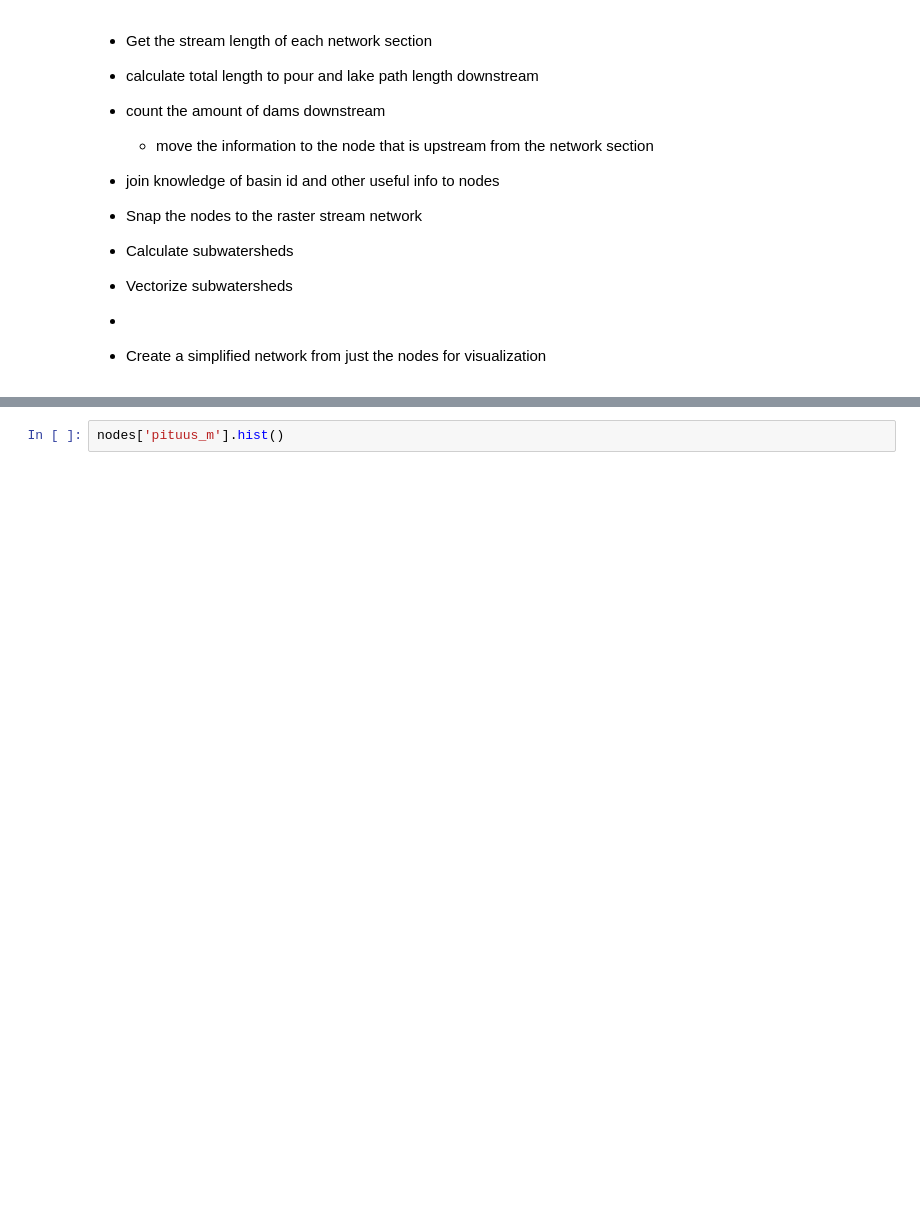
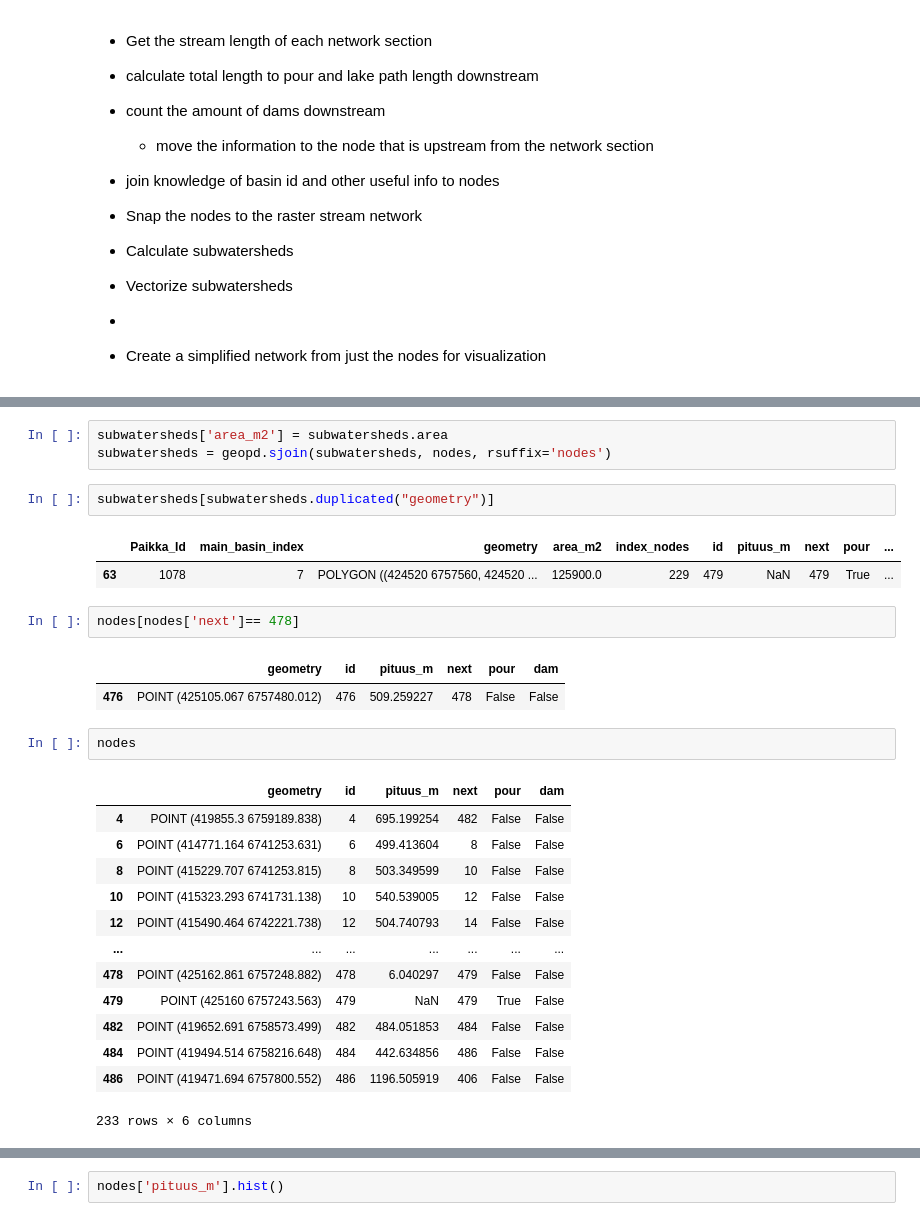
Before and after one commit to iiroseppa/CAMELS-FI, a Jupyter notebook: network_analysis/stream_processing_v2.ipynb, the cells around one changed output, grey strips where cells are left out. Saved outputs shown, nothing was run; the diff lists cells and outputs as text; blank space fills up the shorter version.

```diff
--- a/network_analysis/stream_processing_v2.ipynb
+++ b/network_analysis/stream_processing_v2.ipynb
@@ -277,3 +320,32 @@ for i, watershed in pbar:
+# %%
+subwatersheds['area_m2'] = subwatersheds.area
+subwatersheds = geopd.sjoin(subwatersheds, nodes, rsuffix='nodes')
+# %%
+subwatersheds[subwatersheds.duplicated("geometry")]
+# %% [output]
+|  | Paikka_Id | main_basin_index | geometry | area_m2 | index_nodes | id | pituus_m | next | pour | ... |
+| 63 | 1078 | 7 | POLYGON ((424520 6757560, 424520 ... | 125900.0 | 229 | 479 | NaN | 479 | True | ... |
+# %%
+nodes[nodes['next']== 478]
+# %% [output]
+|  | geometry | id | pituus_m | next | pour | dam |
+| 476 | POINT (425105.067 6757480.012) | 476 | 509.259227 | 478 | False | False |
+# %%
+nodes
+# %% [output]
+|  | geometry | id | pituus_m | next | pour | dam |
+| 4 | POINT (419855.3 6759189.838) | 4 | 695.199254 | 482 | False | False |
+| 6 | POINT (414771.164 6741253.631) | 6 | 499.413604 | 8 | False | False |
+| 8 | POINT (415229.707 6741253.815) | 8 | 503.349599 | 10 | False | False |
+| 10 | POINT (415323.293 6741731.138) | 10 | 540.539005 | 12 | False | False |
+| 12 | POINT (415490.464 6742221.738) | 12 | 504.740793 | 14 | False | False |
+| ... | ... | ... | ... | ... | ... | ... |
+| 478 | POINT (425162.861 6757248.882) | 478 | 6.040297 | 479 | False | False |
+| 479 | POINT (425160 6757243.563) | 479 | NaN | 479 | True | False |
+| 482 | POINT (419652.691 6758573.499) | 482 | 484.051853 | 484 | False | False |
+| 484 | POINT (419494.514 6758216.648) | 484 | 442.634856 | 486 | False | False |
+| 486 | POINT (419471.694 6757800.552) | 486 | 1196.505919 | 406 | False | False |
+233 rows × 6 columns
 # %%
 ax = watershed.boundary.plot(color='darkgreen', linewidth=0.2)
 ax = lakes.plot(ax=ax, color='midnightblue')
```
Also changed, not shown: parts of 8 cells of this notebook, 1 other file.
